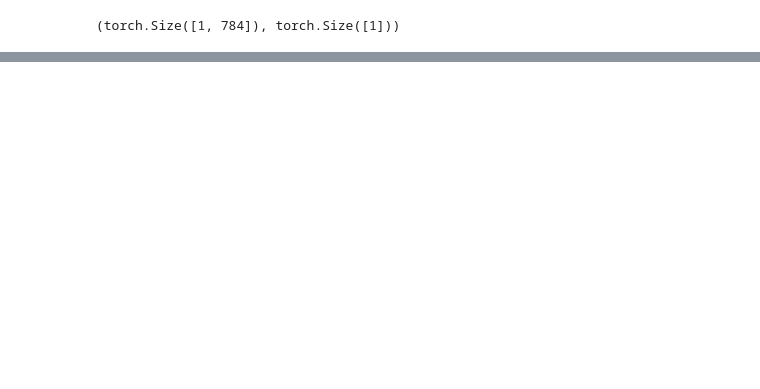
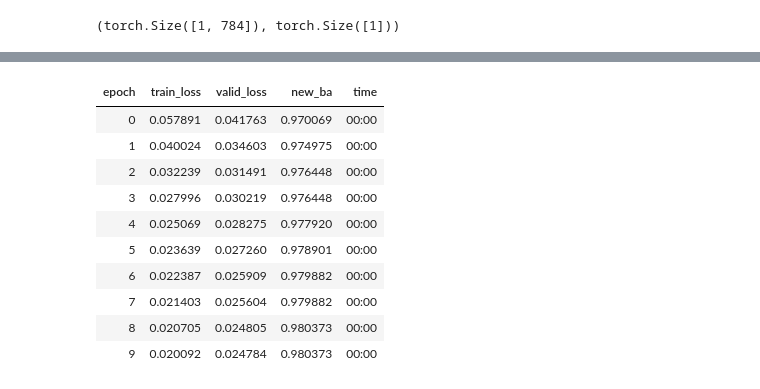
Before and after one commit to george-kan/fastai, a Jupyter notebook: Chapter_4_notes.ipynb, the cells around one changed output, grey strips where cells are left out. Drawn from its saved outputs; the diff is of its cells as text; code cells hidden in the pictures; blank space fills up the shorter version.

```diff
--- a/Chapter_4_notes.ipynb
+++ b/Chapter_4_notes.ipynb
@@ -384,0 +393,14 @@ tensor(0.9828)
+# %%
+learn.fit(10, lr = lr)
+# %% [output]
+| epoch | train_loss | valid_loss | new_ba | time |
+| 0 | 0.057891 | 0.041763 | 0.970069 | 00:00 |
+| 1 | 0.040024 | 0.034603 | 0.974975 | 00:00 |
+| 2 | 0.032239 | 0.031491 | 0.976448 | 00:00 |
+| 3 | 0.027996 | 0.030219 | 0.976448 | 00:00 |
+| 4 | 0.025069 | 0.028275 | 0.977920 | 00:00 |
+| 5 | 0.023639 | 0.027260 | 0.978901 | 00:00 |
+| 6 | 0.022387 | 0.025909 | 0.979882 | 00:00 |
+| 7 | 0.021403 | 0.025604 | 0.979882 | 00:00 |
+| 8 | 0.020705 | 0.024805 | 0.980373 | 00:00 |
+| 9 | 0.020092 | 0.024784 | 0.980373 | 00:00 |
```
Also changed, not shown: parts of 8 cells of this notebook.
